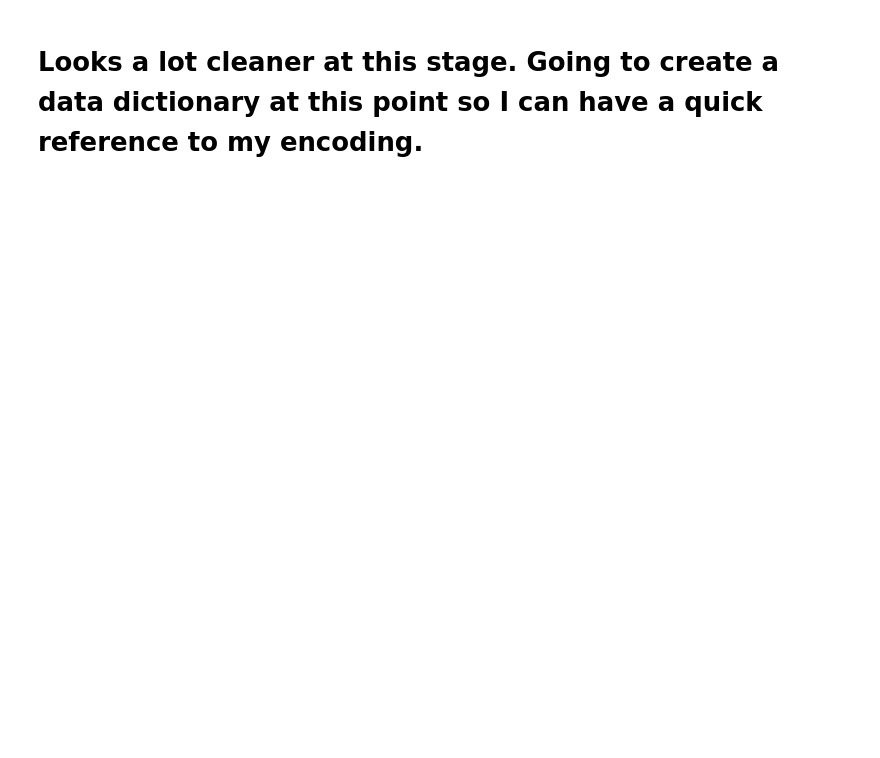
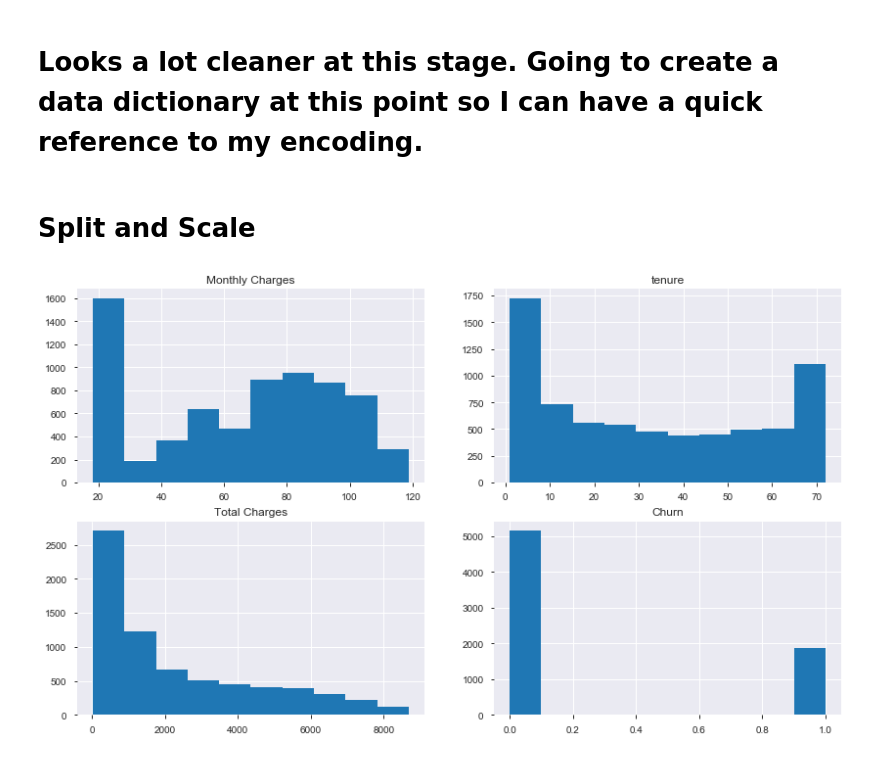
Before and after one commit to Padraic-Doran/classification_project, a Jupyter notebook: telco_class_project.ipynb, the cells around one changed output. Saved outputs shown, nothing was run; the diff lists cells and outputs as text; code cells hidden in the pictures; blank space fills up the shorter version.

```diff
--- a/telco_class_project.ipynb
+++ b/telco_class_project.ipynb
@@ -330,2 +302,27 @@ encoded_df.head()
 # %% [markdown]
 # Looks a lot cleaner at this stage. Going to create a data dictionary at this point so I can have a quick reference to my encoding.
+# %% [markdown]
+# Split and Scale
+# %%
+_, ax = plt.subplots(nrows=2, ncols=2, figsize=(14,8))
+
+# plot the first subplot
+plt.subplot(221)
+plt.hist(encoded_df.monthly_charges)
+plt.title('Monthly Charges')
+
+plt.subplot(222)
+plt.hist(encoded_df.tenure)
+plt.title('tenure')
+
+plt.subplot(223)
+plt.hist(encoded_df.total_charges)
+plt.title('Total Charges')
+
+plt.subplot(224)
+plt.hist(encoded_df.e_churn)
+plt.title('Churn')
+
+plt.show()
+# %% [output]
+[figure, added]
```
Also changed, not shown: parts of 40 cells of this notebook.
